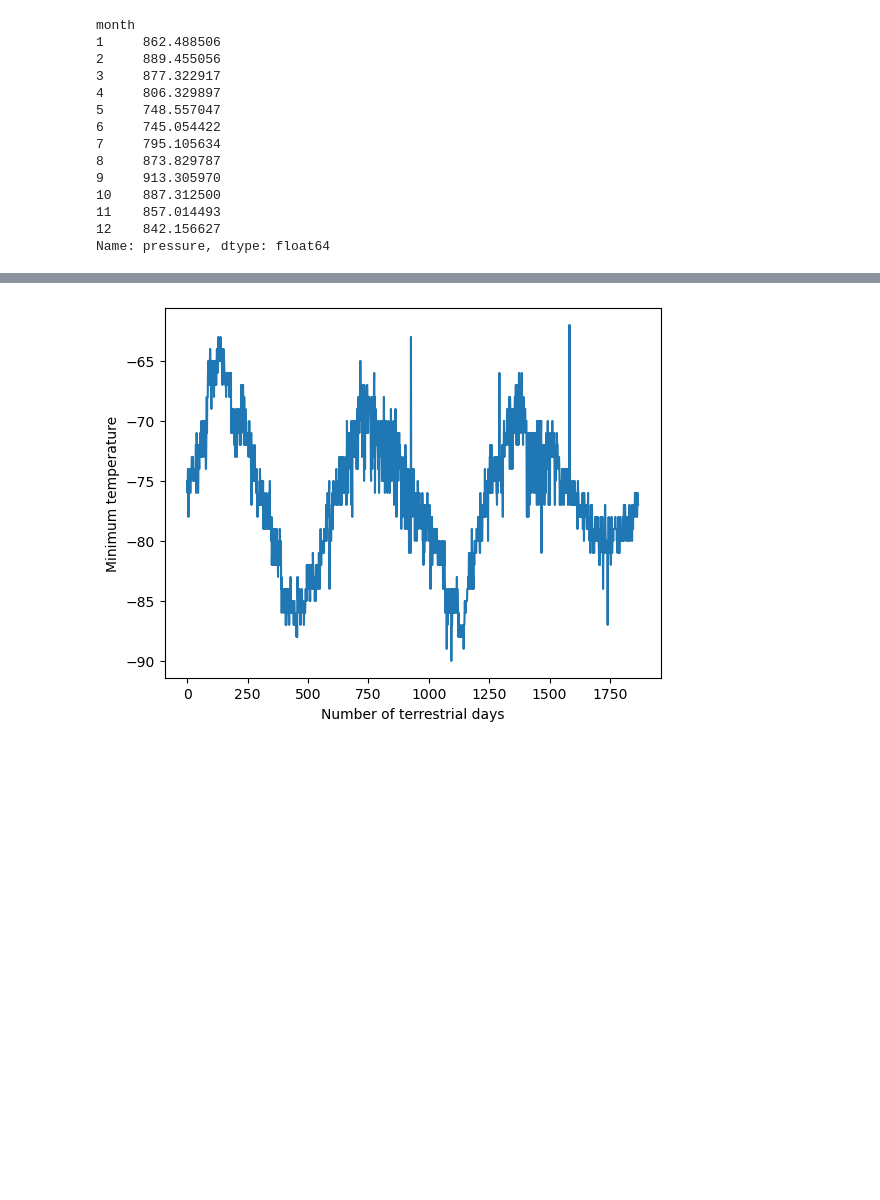
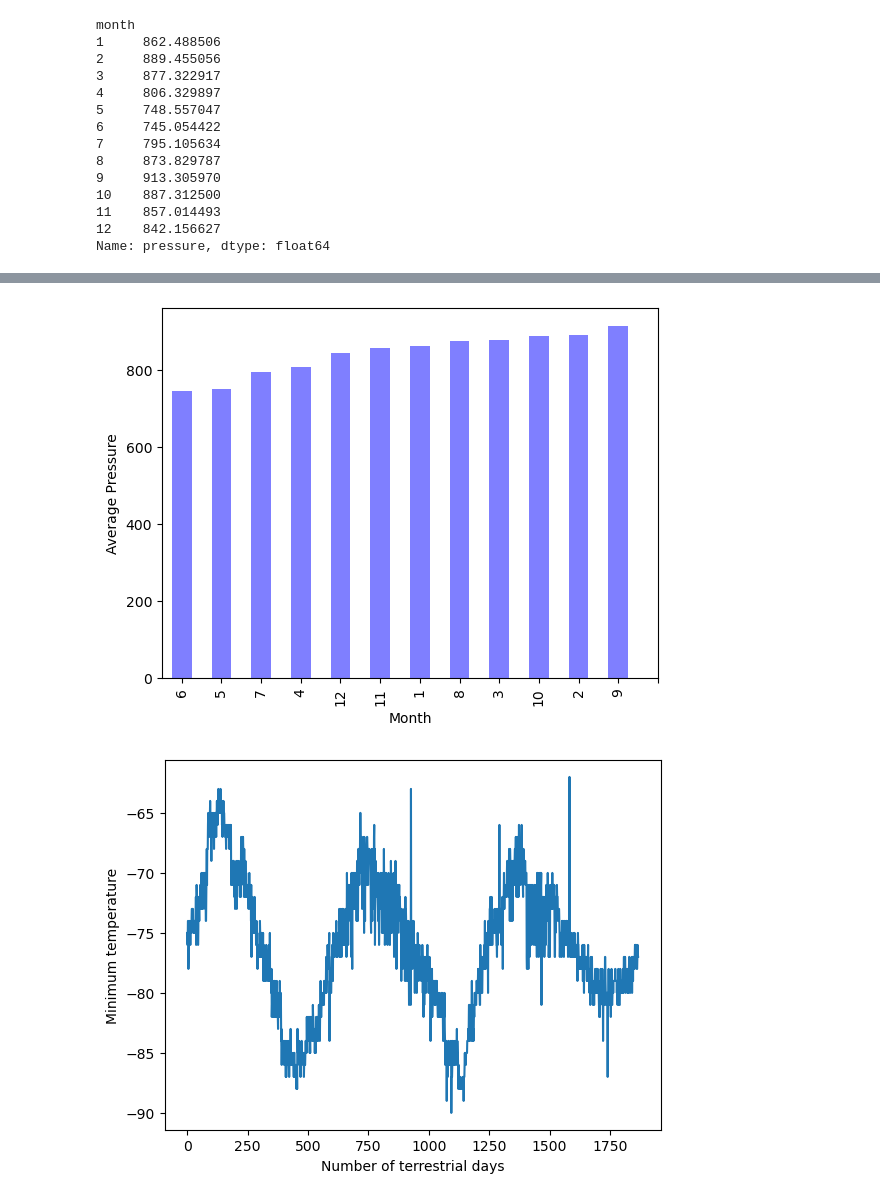
Before and after one commit to lorigirton/web-scraping_project, a Jupyter notebook: Part_2/part_2_mars_weather.ipynb, the cells around one changed output, grey strips where cells are left out. Saved outputs shown, nothing was run; the diff lists cells and outputs as text; code cells hidden in the pictures; blank space fills up the shorter version.

```diff
--- a/Part_2/part_2_mars_weather.ipynb
+++ b/Part_2/part_2_mars_weather.ipynb
@@ -211,5 +231,7 @@ Name: min_temp, dtype: float64
 # %%
 # 4. Average pressure by Martian month
+avg_pressure = mars_weather_df.groupby('month')['pressure'].mean()
+avg_pressure
 # %% [output]
 month
 1     862.488506
@@ -232,3 +250,15 @@ Name: pressure, dtype: float64
+# %%
+# Plot the average pressure by month
+sorted_avg_pressure = avg_pressure.sort_values(ascending=True)
+sorted_avg_pressure.plot(kind='bar', color='blue', alpha=0.5, align="center")
+plt.xlabel('Month')
+plt.ylabel('Average Pressure')
+plt.xticks([month for month in range(0,13)])
+
+# Show the plot
+plt.show()
+# %% [output]
+[figure, added]
 # %%
 # 5. How many terrestrial (earth) days are there in a Martian year?
 # %% [output]
```
Also changed, not shown: parts of 9 cells of this notebook, 1 other file.
